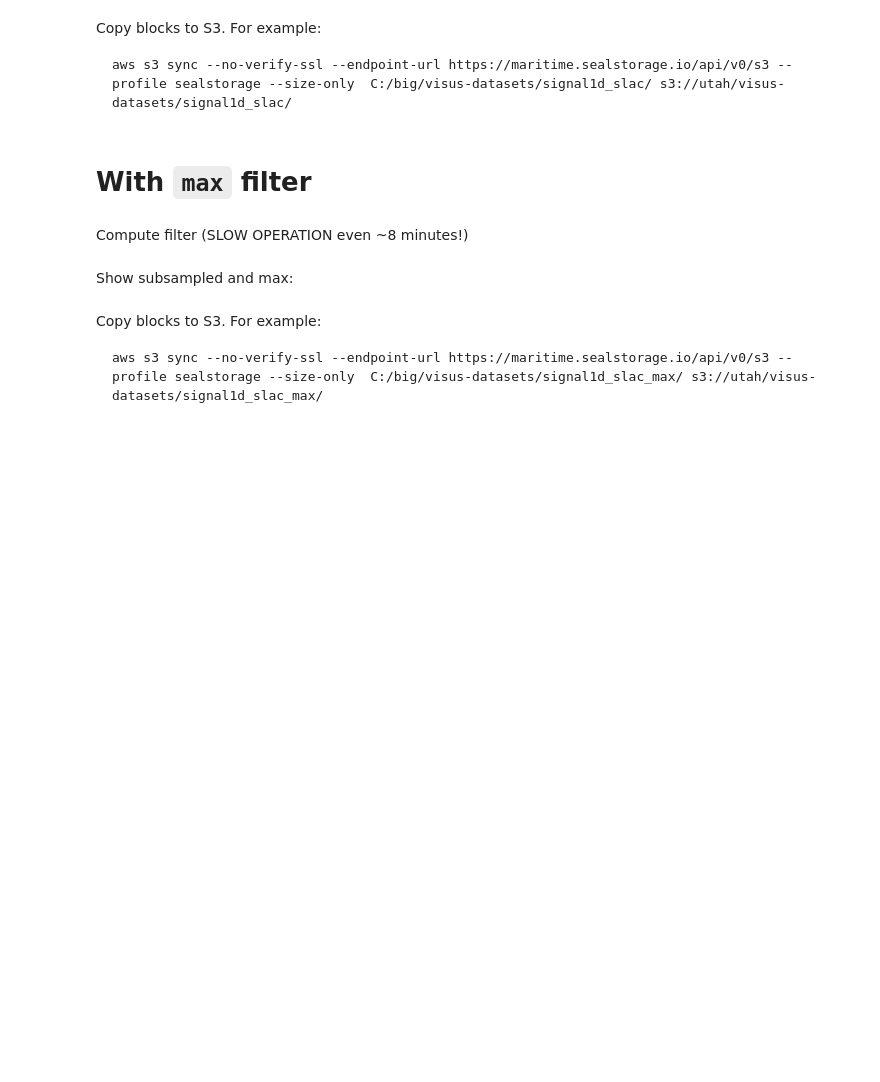
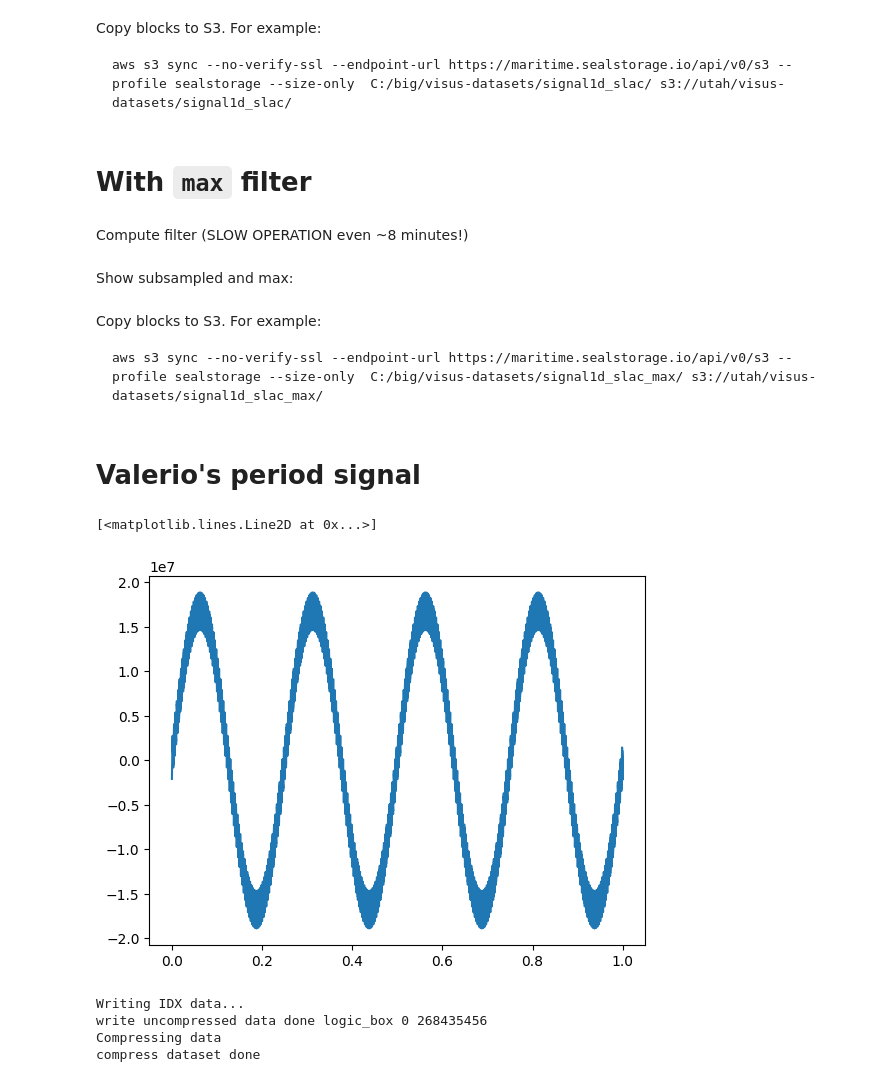
Before and after one commit to nsdf-fabric/nsdf-slac, a Jupyter notebook: signal1d.ipynb, the cells around one changed output. Saved outputs shown, nothing was run; the diff lists cells and outputs as text; code cells hidden in the pictures; blank space fills up the shorter version.

````diff
--- a/signal1d.ipynb
+++ b/signal1d.ipynb
@@ -305,3 +323,51 @@ Copy blocks to S3. For example:
 ```bash
 aws s3 sync --no-verify-ssl --endpoint-url https://maritime.sealstorage.io/api/v0/s3 --profile sealstorage --size-only  C:/big/visus-datasets/signal1d_slac_max/ s3://utah/visus-datasets/signal1d_slac_max/
 ```
+# %% [markdown]
+# Valerio's period signal
+# %%
+import numpy as np
+import scipy
+range0 = 128
+samples = range0*range0*range0*range0
+x = np.linspace(0, 1, samples)
+range1 = range0        ;y1 = range1 *scipy.signal.sawtooth((samples/range1) * np.pi * 5 * x)
+range2 = range1 *range0;y2 = range2 *scipy.signal.square  ((samples/range2) * np.pi * 5 * x)
+range3 = range2 *range0;y3 = range3 *scipy.signal.sawtooth((samples/range3) * np.pi * 5 * x, 0.5)
+range4 = range3 *range0;y4 = (range4 //16) *np.sin  ((samples/range4) * np.pi * 8 * x)
+y = y1 + y2 +y3 + y4
+# %%
+#This is only to plot a little piece
+import matplotlib.pyplot as plt
+
+plt.plot(x[::256], y[::256])
+# %% [output]
+[<matplotlib.lines.Line2D at 0x...>]
+[figure, added]
+# %%
+import shutil,os,sys
+import numpy as np
+import OpenVisus as ov
+idx_filename='/mnt/c/big/visus-datasets/signal1d_periodic/visus.idx'
+
+pulse=y
+N=pulse.shape[0]
+shutil.rmtree(os.path.splitext(os.path.dirname(idx_filename))[0], ignore_errors=True)
+db=ov.CreateIdx(url=idx_filename,  dims=[N], fields=[ov.Field('data',ov.DType.fromString(str(pulse.dtype)),'row_major')], compression="raw", arco=f"{4*1024*1024}")
+
+print("Writing IDX data...")
+logic_box=logic_box=ov.BoxNi(ov.PointNi([0]),ov.PointNi([N]))
+db.write(pulse, logic_box=logic_box)
+print("write uncompressed data done","logic_box",logic_box.toString())
+
+print("Compressing data")
+db=ov.LoadDataset(idx_filename)
+db.compressDataset("zip")
+print("compress dataset done")
+
+# aws s3 sync --no-verify-ssl --endpoint-url https://maritime.sealstorage.io/api/v0/s3 --profile sealstorage --size-only  C:/big/visus-datasets/signal1d_periodic/ s3://utah/visus-datasets/signal1d_periodic/
+# %% [output]
+Writing IDX data...
+write uncompressed data done logic_box 0 268435456
+Compressing data
+compress dataset done
````
Also changed, not shown: parts of 3 cells of this notebook.
